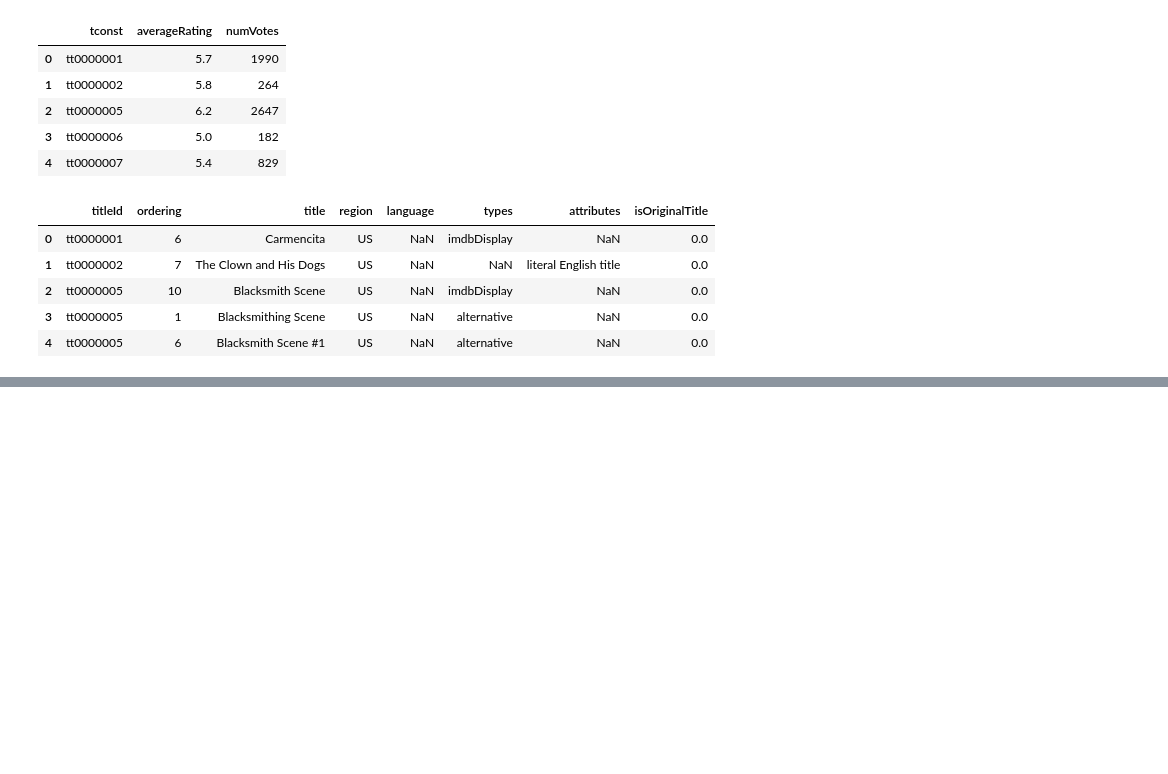
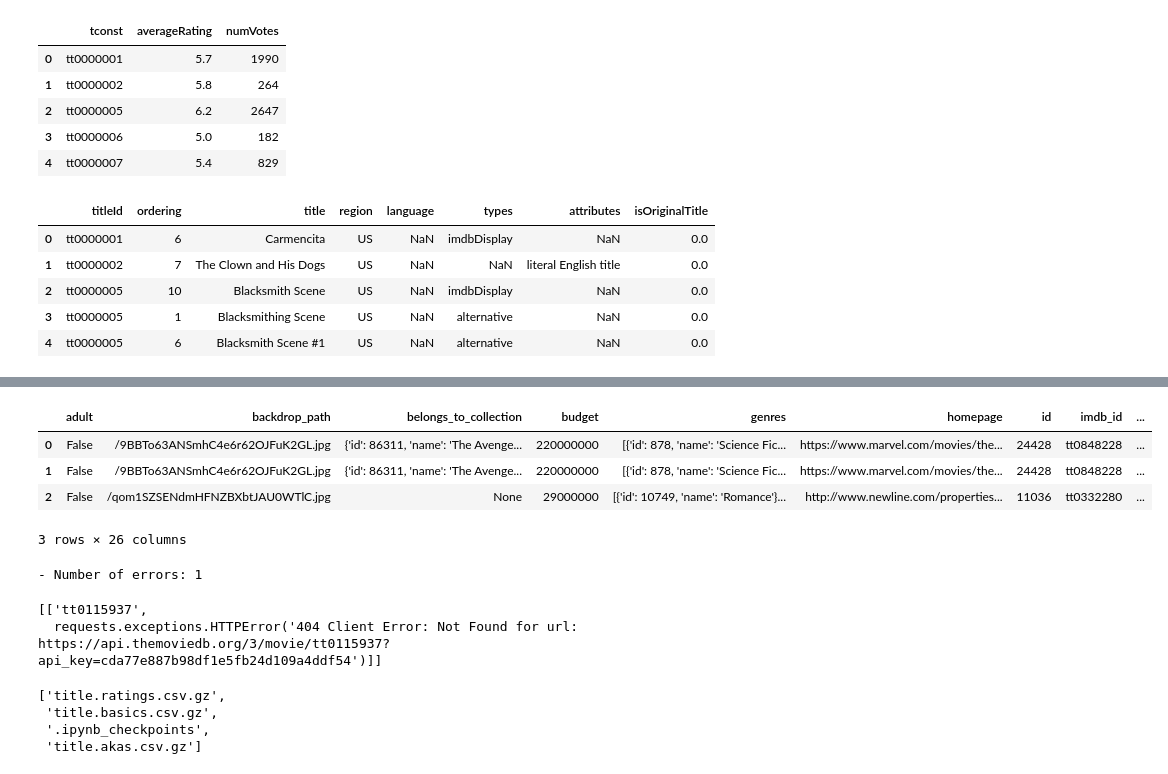
Before and after one commit to anjalixprakash/imdb-movie-project, a Jupyter notebook: Project 3 - IMDB Movies.ipynb, the cells around one changed output, grey strips where cells are left out. Drawn from its saved outputs; the diff is of its cells as text; code cells hidden in the pictures; blank space fills up the shorter version.

```diff
--- a/Project 3 - IMDB Movies.ipynb
+++ b/Project 3 - IMDB Movies.ipynb
@@ -285,0 +356,40 @@ akas_us.head()
+# %%
+## testing our function by looping through a list of ids
+import pandas as pd
+test_ids = ["tt0848228", "tt0115937","tt0848228","tt0332280"]
+results = []
+errors = []
+for movie_id in test_ids:
+
+    try:
+        movie_info = get_movie_with_rating(movie_id)
+        results.append(movie_info)
+
+    except Exception as e:
+        errors.append([movie_id, e])
+
+pd.DataFrame(results)
+# %% [output]
+|  | adult | backdrop_path | belongs_to_collection | budget | genres | homepage | id | imdb_id | ... |
+| 0 | False | /9BBTo63ANSmhC4e6r62OJFuK2GL.jpg | {'id': 86311, 'name': 'The Avenge... | 220000000 | [{'id': 878, 'name': 'Science Fic... | https://www.marvel.com/movies/the... | 24428 | tt0848228 | ... |
+| 1 | False | /9BBTo63ANSmhC4e6r62OJFuK2GL.jpg | {'id': 86311, 'name': 'The Avenge... | 220000000 | [{'id': 878, 'name': 'Science Fic... | https://www.marvel.com/movies/the... | 24428 | tt0848228 | ... |
+| 2 | False | /qom1SZSENdmHFNZBXbtJAU0WTlC.jpg | None | 29000000 | [{'id': 10749, 'name': 'Romance'}... | http://www.newline.com/properties... | 11036 | tt0332280 | ... |
+3 rows × 26 columns
+# %%
+print(f"- Number of errors: {len(errors)}")
+errors
+# %% [output]
+- Number of errors: 1
+[['tt0115937',
+  requests.exceptions.HTTPError('404 Client Error: Not Found for url: https://api.themoviedb.org/3/movie/tt0115937?api_key=cda77e887b98df1e5fb24d109a4ddf54')]]
+# %%
+import os, time,json
+import tmdbsimple as tmdb
+FOLDER = "Data/"
+os.makedirs(FOLDER, exist_ok=True)
+os.listdir(FOLDER)
+# %% [output]
+['title.ratings.csv.gz',
+ 'title.basics.csv.gz',
+ '.ipynb_checkpoints',
+ 'title.akas.csv.gz']
```
Also changed, not shown: parts of 11 cells of this notebook, 2 other files.
